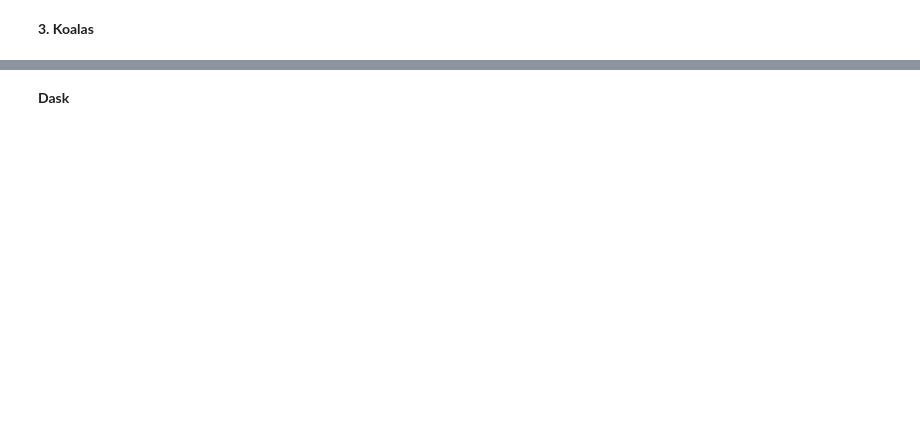
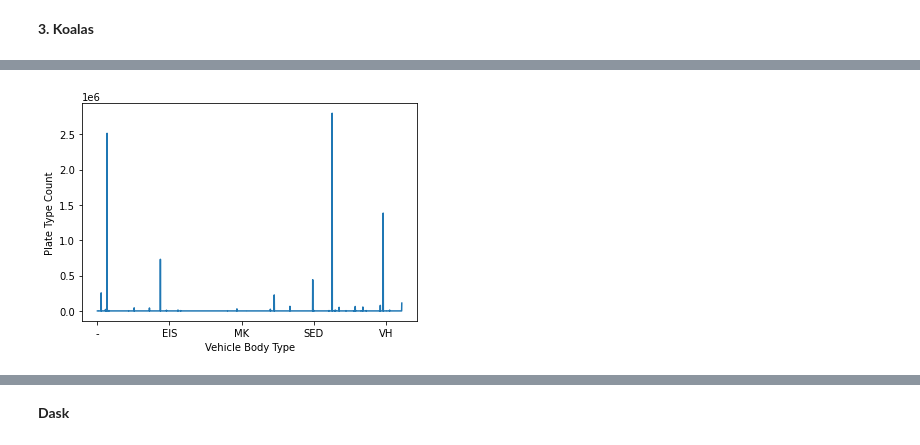
Before and after one commit to drshahizan/Python-big-data, a Jupyter notebook: Project/SIX/Final_project_hpdp.ipynb, the cells around one changed output, grey strips where cells are left out. Cells and saved outputs as stored; diff of their text form; code cells hidden in the pictures; blank space fills up the shorter version.

```diff
--- a/Project/SIX/Final_project_hpdp.ipynb
+++ b/Project/SIX/Final_project_hpdp.ipynb
@@ -741,0 +723,34 @@ interesting statistics for numeric columns
+# %%
+def lineplot(dfs, x, y, measure='count'):
+
+    '''
+    This function makes a line plot from Spark dataframe df with
+    independent variable x and averaged over y.
+    '''
+
+    if measure == 'mean':
+
+        # Grouping the dataframe by x and averaging over y
+        # Sorting is important because Spark shuffle the values
+        # when doing the calculation
+
+        pd_df = dfs.groupBy(x).mean(y).toPandas().sort_values(by=x)
+
+        # Making plot using pandas
+        pd_df.plot(x, 'avg({})'.format(y), legend=False)
+
+    elif measure == 'total':
+        pd_df = dfs.groupBy(x).sum(y).toPandas().sort_values(by=x)
+        pd_df.plot(x, 'sum({})'.format(y), legend=False)
+
+    elif measure == 'count':
+        pd_df = dfs.groupBy(x).count().toPandas().sort_values(by=x)
+        pd_df.plot(x, 'count', legend=False)
+
+    plt.ylabel('Plate Type Count')
+    plt.show()
+# %%
+%%time
+lineplot(dfs, 'Vehicle Body Type', 'Plate Type', measure='count')
+# %% [output]
+[figure, added]
```
Also changed, not shown: parts of 98 cells of this notebook.
